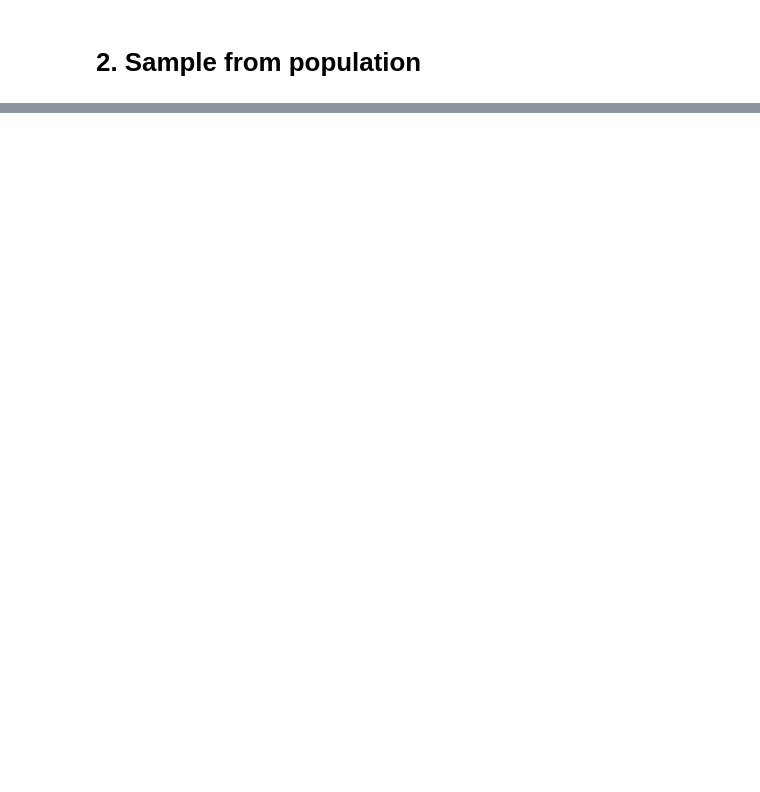
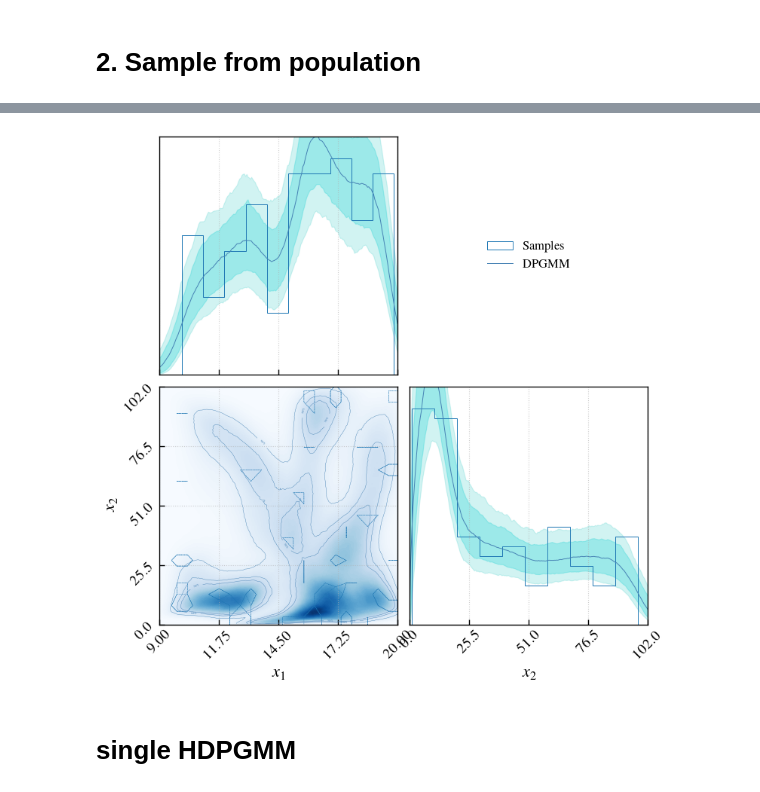
Before and after one commit to insepien/dftime, a Jupyter notebook: notebook/build.ipynb, the cells around one changed output, grey strips where cells are left out. Cells and saved outputs as stored; diff of their text form; code cells hidden in the pictures; blank space fills up the shorter version.

```diff
--- a/notebook/build.ipynb
+++ b/notebook/build.ipynb
@@ -91,0 +176,21 @@ ax.legend();
+# %%
+samples_aq = np.stack([a0_samp,q_samp],axis=1)
+
+q_min = 0
+q_max = 110
+
+bounds = [[a_min, a_max],[q_min,q_max]]
+mix_2d = DPGMM(bounds, prior_pars = get_priors(bounds, samples_aq, scale = 3))
+
+n_draws = 100
+draws_2d_func = lambda n: mix_2d.density_from_samples(samples_aq)
+draws_2d = Parallel(n_jobs=-1)(delayed(draws_2d_func)(n) for n in tqdm(range(ndraws)))
+# %%
+fig = plot_multidim(draws_2d,
+                    samples = samples_aq,
+                    save = False,
+                    )
+# %% [output]
+[figure, added]
+# %% [markdown]
+# single HDPGMM
```
Also changed, not shown: parts of 23 cells of this notebook, 3 other files.
